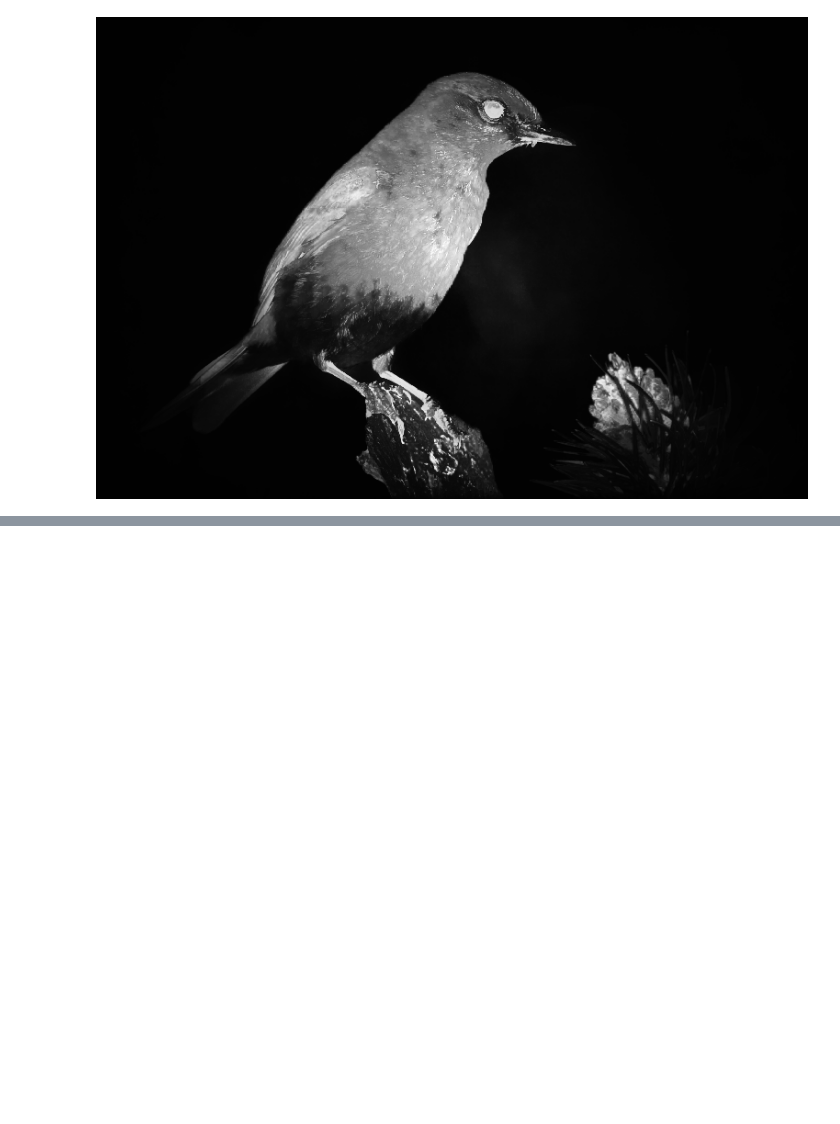
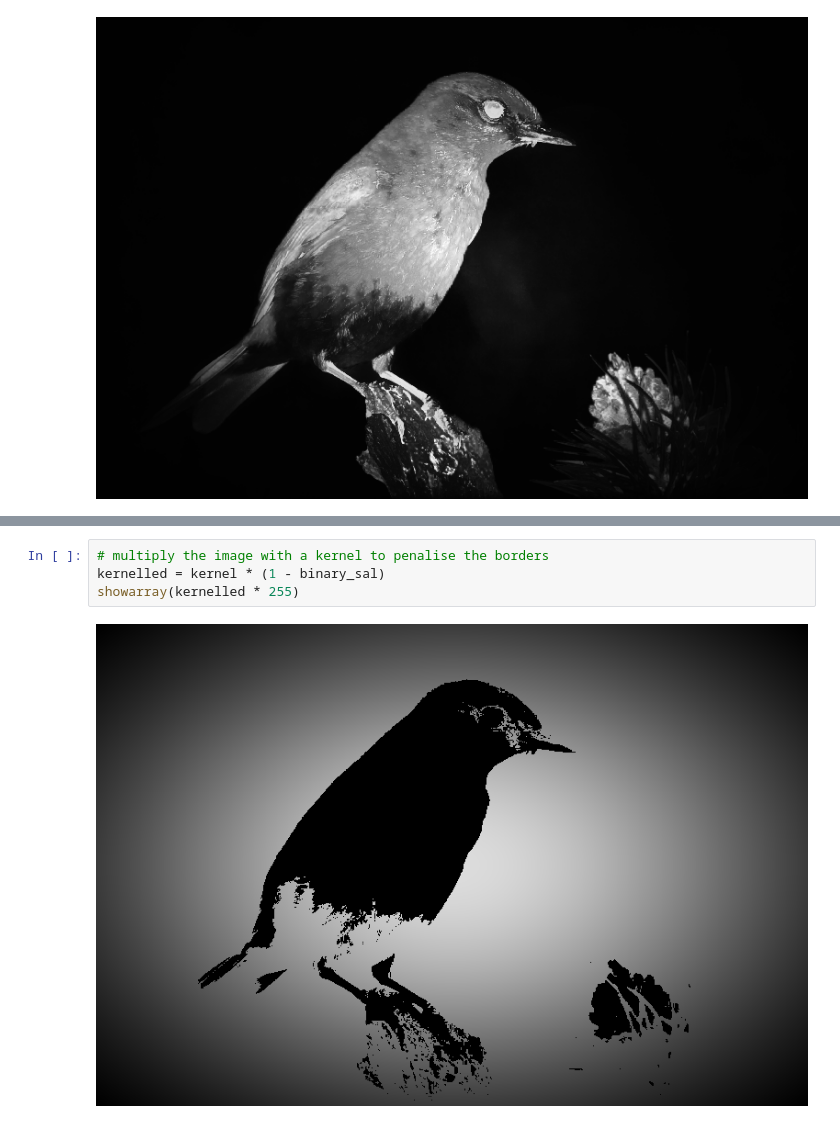
Before and after one commit to gijzelaerr/logoplacer, a Jupyter notebook: notebooks/logoplacer.ipynb, the cells around one changed output, grey strips where cells are left out. Saved outputs shown, nothing was run; the diff lists cells and outputs as text; blank space fills up the shorter version.

```diff
--- a/notebooks/logoplacer.ipynb
+++ b/notebooks/logoplacer.ipynb
@@ -52,0 +80,6 @@ showarray(mbd)
+# %%
+# multiply the image with a kernel to penalise the borders
+kernelled = kernel * (1 - binary_sal)
+showarray(kernelled * 255)
+# %% [output]
+[figure, added]
```
Also changed, not shown: parts of 8 cells of this notebook.
